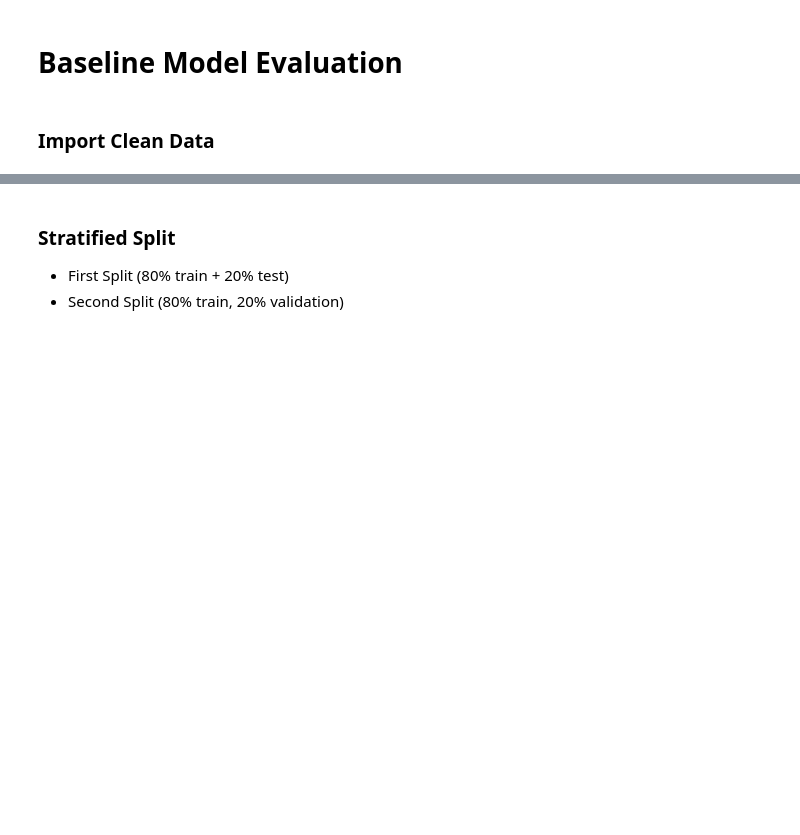
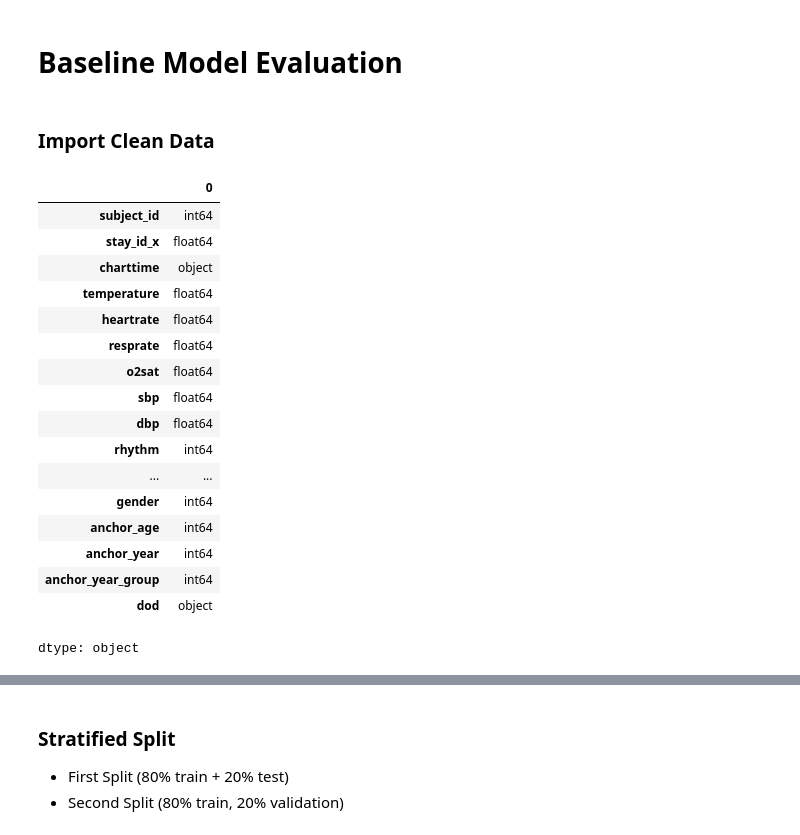
Before and after one commit to Zfeng0207/FIT3199-FYP, a Jupyter notebook: 02_baseline_model_evaluation.ipynb, the cells around one changed output, grey strips where cells are left out. Drawn from its saved outputs; the diff is of its cells as text; code cells hidden in the pictures; blank space fills up the shorter version.

```diff
--- a/02_baseline_model_evaluation.ipynb
+++ b/02_baseline_model_evaluation.ipynb
@@ -31,5 +31,5 @@ import os
 # %% [markdown]
 ### Import Clean Data
 # %%
-processed_df = pd.read_csv('/content/drive/MyDrive/Colab Notebooks/FIT3199-FYP/input/01_processed_output')
+processed_df = pd.read_csv('/content/drive/MyDrive/Colab Notebooks/FIT3199-FYP/input/01_preprocessed_output')
 # %%
@@ -36,0 +37,21 @@ processed_df.drop(columns=['icd_code','icd_version'], inplace=True)
+# %%
+processed_df.dtypes
+# %% [output]
+|  | 0 |
+| subject_id | int64 |
+| stay_id_x | float64 |
+| charttime | object |
+| temperature | float64 |
+| heartrate | float64 |
+| resprate | float64 |
+| o2sat | float64 |
+| sbp | float64 |
+| dbp | float64 |
+| rhythm | int64 |
+| ... | ... |
+| gender | int64 |
+| anchor_age | int64 |
+| anchor_year | int64 |
+| anchor_year_group | int64 |
+| dod | object |
+dtype: object
```
Also changed, not shown: parts of 11 cells of this notebook.
